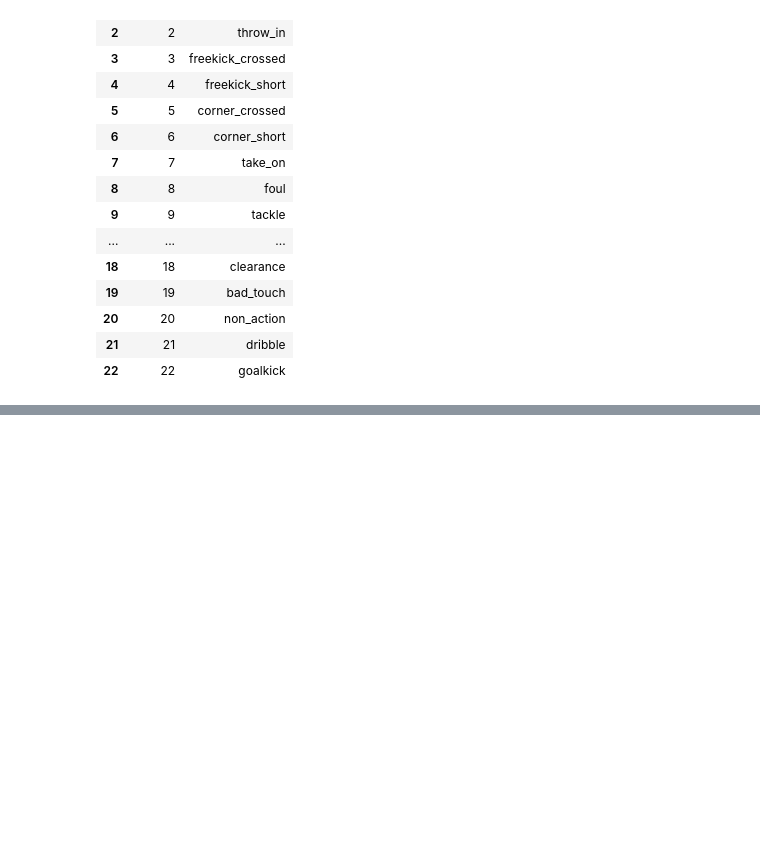
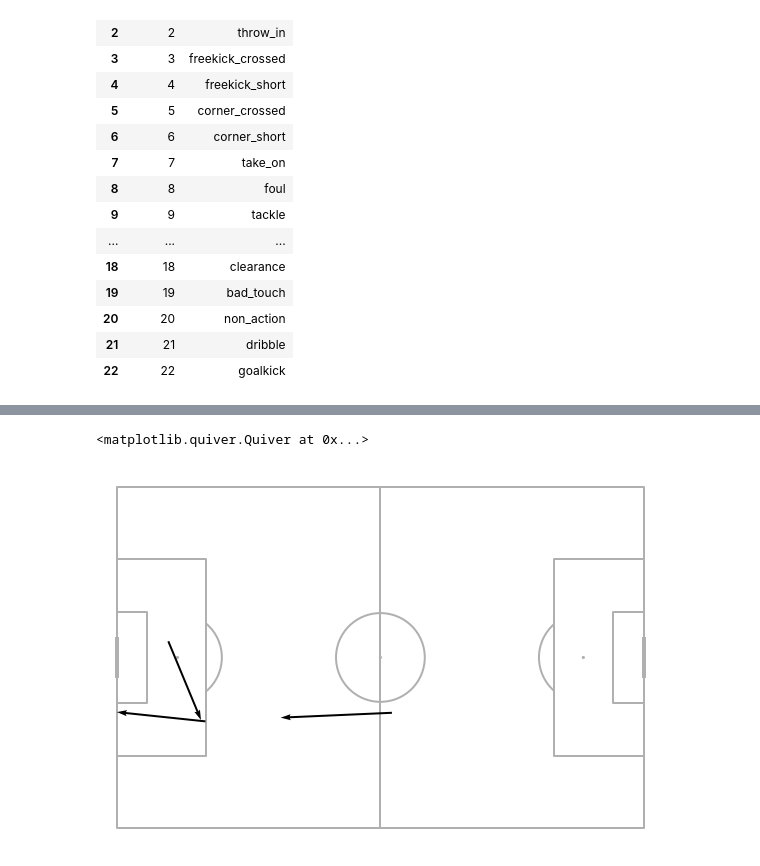
Before and after one commit to Rit-ctrl/UCSAS_2021_Poster, a Jupyter notebook: Socceraction.ipynb, the cells around one changed output, grey strips where cells are left out. Drawn from its saved outputs; the diff is of its cells as text; code cells hidden in the pictures; blank space fills up the shorter version.

```diff
--- a/Socceraction.ipynb
+++ b/Socceraction.ipynb
@@ -116,0 +253,5 @@ socceraction.spadl.config.actiontypes_df()
+# %%
+df_spadl = socceraction.spadl.opta.convert_to_actions(events1,184)
+# %%
+for x in df_spadl['player_id']:
+    print(x,players1[players1.player_id==x]['player_name'].values[0])
@@ -116,0 +276,2 @@ socceraction.spadl.config.actiontypes_df()
+# %%
+df_spadl['player_name'] = [players1[players1.player_id==x]['player_name'].values[0] for x in df_spadl['player_id']]
@@ -116,0 +300,3 @@ socceraction.spadl.config.actiontypes_df()
+# %%
+df_plot = df_spadl.loc[1170:1172]
+df_plot
@@ -116,0 +308,10 @@ socceraction.spadl.config.actiontypes_df()
+# %%
+pitch = mpl.Pitch(pitch_type = 'opta')
+fig, ax = pitch.draw(figsize=(8, 8), constrained_layout=False, tight_layout=True)
+
+pitch.arrows(df_plot['start_x'],df_plot['start_y'],
+           df_plot['end_x'],df_plot['end_y'],
+          ax=ax,width=2)
+# %% [output]
+<matplotlib.quiver.Quiver at 0x...>
+[figure, added]
```
Also changed, not shown: parts of 18 cells of this notebook, 3 other files.
